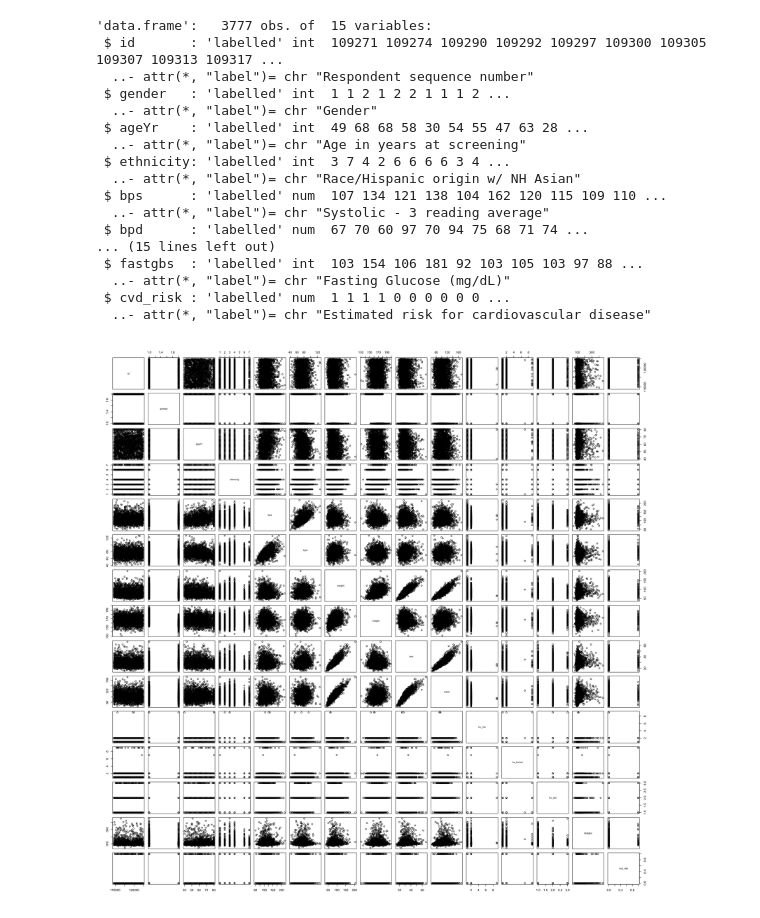
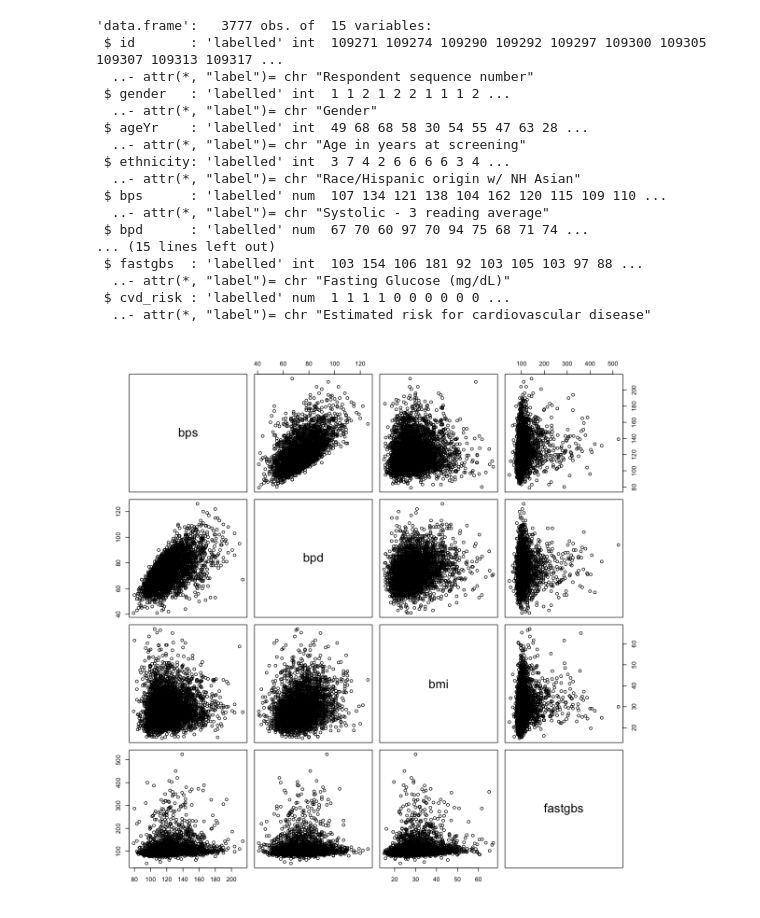
Before and after one commit to sccatalina/FinalProject, a Jupyter notebook: NHANESxpt.R.ipynb, the cells around one changed output. Drawn from its saved outputs; the diff is of its cells as text; code cells hidden in the pictures.

Commit message:
Select variables for  pairs()  function

```diff
--- a/NHANESxpt.R.ipynb
+++ b/NHANESxpt.R.ipynb
@@ -560,7 +549,8 @@ str(dfmerged4na)
 write.csv(dfmerged4na,'/Users/silviacatalina/Google Drive/BethelTech/GitHub/FinalProject/Data/R_NHANES.csv', row.names = FALSE)
 # %%
 options(repr.plot.width=20, repr.plot.height=20)
-# %%
-pairs(dfmerged4na)
-# %% [output]
-[figure, removed]
+# %%
+options(repr.plot.width=10, repr.plot.height=10)
+pairs(~ bps + bpd + bmi + fastgbs, data=dfmerged4na)
+# %% [output]
+[figure, added]
```
Also changed, not shown: parts of 1 cell of this notebook.
